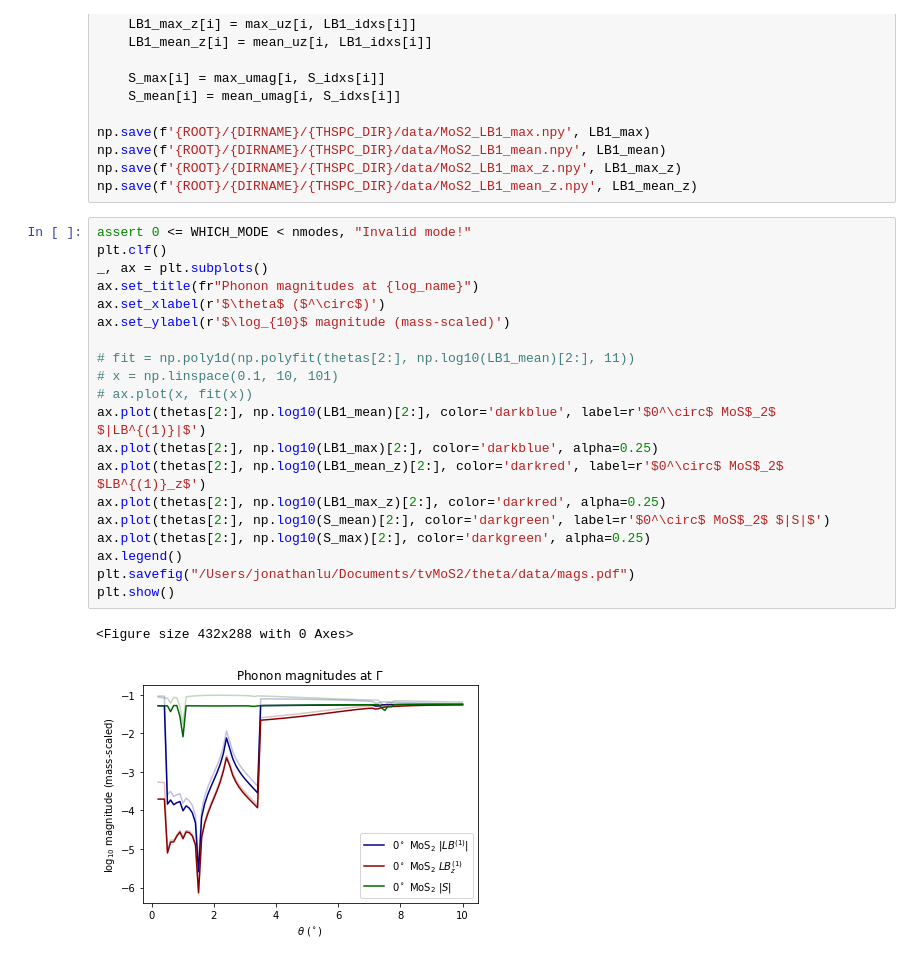
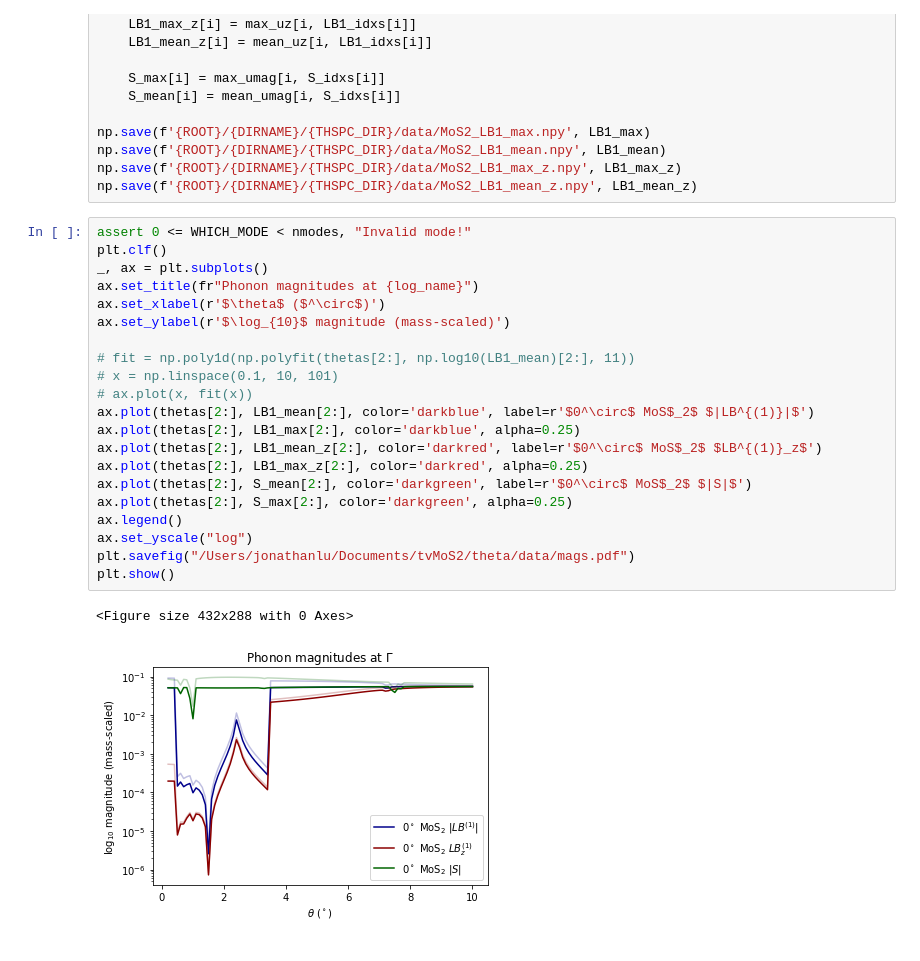
Before and after one commit to jz-lu/ml-ph, a Jupyter notebook: ALLEGRO_ANALYZER/thspc_mags.ipynb, the cells around one changed output. Drawn from its saved outputs; the diff is of its cells as text.

```diff
--- a/ALLEGRO_ANALYZER/thspc_mags.ipynb
+++ b/ALLEGRO_ANALYZER/thspc_mags.ipynb
@@ -69,23 +69,24 @@ np.save(f'{ROOT}/{DIRNAME}/{THSPC_DIR}/data/MoS2_LB1_mean_z.npy', LB1_mean_z)
 # %%
 assert 0 <= WHICH_MODE < nmodes, "Invalid mode!"
 plt.clf()
 _, ax = plt.subplots()
 ax.set_title(fr"Phonon magnitudes at {log_name}")
 ax.set_xlabel(r'$\theta$ ($^\circ$)')
 ax.set_ylabel(r'$\log_{10}$ magnitude (mass-scaled)')
 
 # fit = np.poly1d(np.polyfit(thetas[2:], np.log10(LB1_mean)[2:], 11))
 # x = np.linspace(0.1, 10, 101)
 # ax.plot(x, fit(x))
-ax.plot(thetas[2:], np.log10(LB1_mean)[2:], color='darkblue', label=r'$0^\circ$ MoS$_2$ $|LB^{(1)}|$')
-ax.plot(thetas[2:], np.log10(LB1_max)[2:], color='darkblue', alpha=0.25)
-ax.plot(thetas[2:], np.log10(LB1_mean_z)[2:], color='darkred', label=r'$0^\circ$ MoS$_2$ $LB^{(1)}_z$')
-ax.plot(thetas[2:], np.log10(LB1_max_z)[2:], color='darkred', alpha=0.25)
-ax.plot(thetas[2:], np.log10(S_mean)[2:], color='darkgreen', label=r'$0^\circ$ MoS$_2$ $|S|$')
-ax.plot(thetas[2:], np.log10(S_max)[2:], color='darkgreen', alpha=0.25)
+ax.plot(thetas[2:], LB1_mean[2:], color='darkblue', label=r'$0^\circ$ MoS$_2$ $|LB^{(1)}|$')
+ax.plot(thetas[2:], LB1_max[2:], color='darkblue', alpha=0.25)
+ax.plot(thetas[2:], LB1_mean_z[2:], color='darkred', label=r'$0^\circ$ MoS$_2$ $LB^{(1)}_z$')
+ax.plot(thetas[2:], LB1_max_z[2:], color='darkred', alpha=0.25)
+ax.plot(thetas[2:], S_mean[2:], color='darkgreen', label=r'$0^\circ$ MoS$_2$ $|S|$')
+ax.plot(thetas[2:], S_max[2:], color='darkgreen', alpha=0.25)
 ax.legend()
+ax.set_yscale("log")
 plt.savefig("/Users/jonathanlu/Documents/tvMoS2/theta/data/mags.pdf")
 plt.show()
 # %% [output]
 <Figure size 432x288 with 0 Axes>
-[figure, old version]
+[figure, new version]
```
Also changed, not shown: 5 other files.
